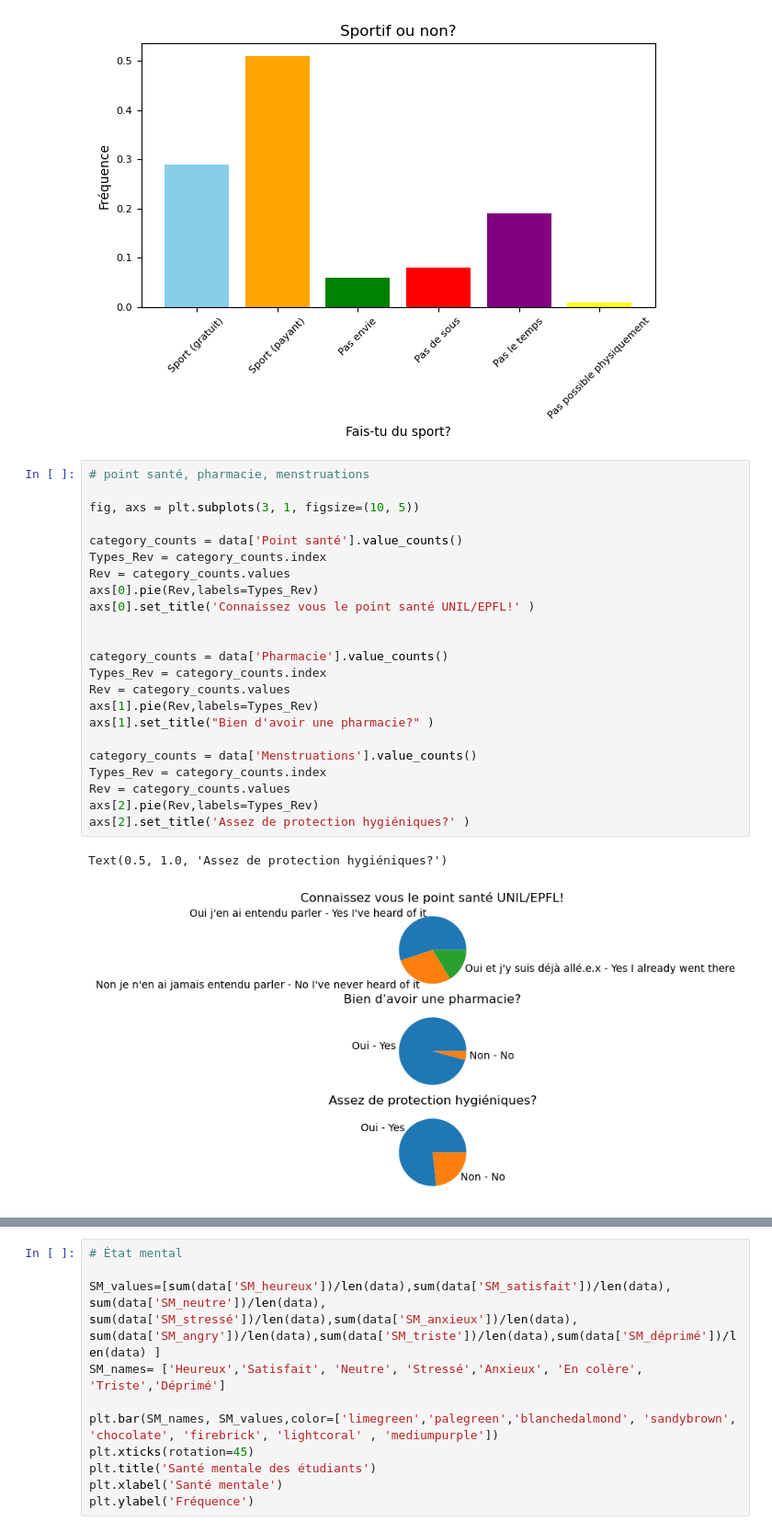
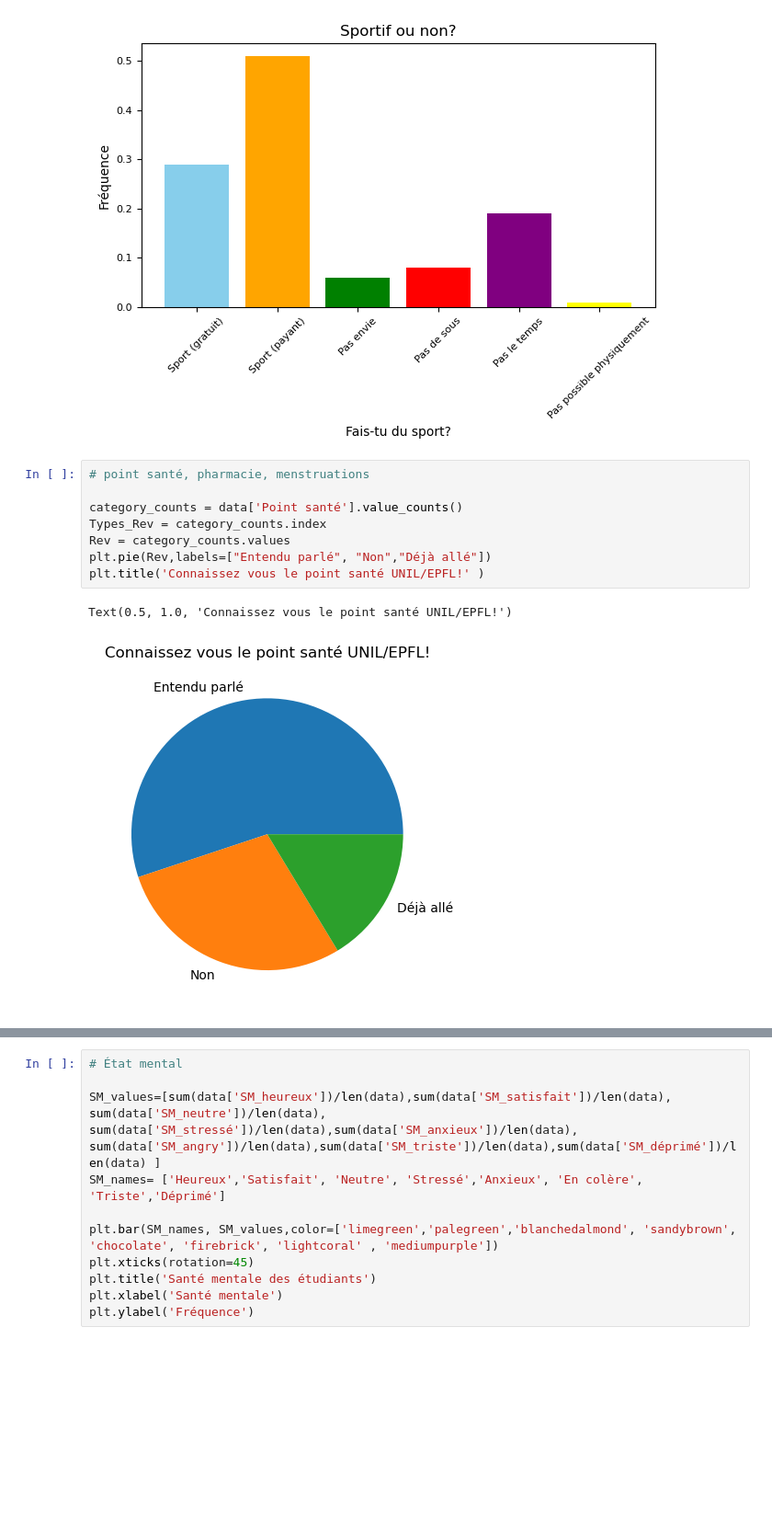
Before and after one commit to ClarissePierre/Precarite_Analyse, a Jupyter notebook: analyse.ipynb, the cells around one changed output, grey strips where cells are left out. Shown at 92% size. Drawn from its saved outputs; the diff is of its cells as text; blank space fills up the shorter version.

```diff
--- a/analyse.ipynb
+++ b/analyse.ipynb
@@ -684,29 +695,14 @@ plt.yticks(fontsize=8)
 plt.tight_layout()
 # %% [output]
 [figure]
-# %%
-# point santé, pharmacie, menstruations
-
-fig, axs = plt.subplots(3, 1, figsize=(10, 5))
-
-category_counts = data['Point santé'].value_counts()
-Types_Rev = category_counts.index
-Rev = category_counts.values
-axs[0].pie(Rev,labels=Types_Rev)
-axs[0].set_title('Connaissez vous le point santé UNIL/EPFL!' )
-
-
-category_counts = data['Pharmacie'].value_counts()
-Types_Rev = category_counts.index
-Rev = category_counts.values
-axs[1].pie(Rev,labels=Types_Rev)
-axs[1].set_title("Bien d'avoir une pharmacie?" )
-
-category_counts = data['Menstruations'].value_counts()
-Types_Rev = category_counts.index
-Rev = category_counts.values
-axs[2].pie(Rev,labels=Types_Rev)
-axs[2].set_title('Assez de protection hygiéniques?' )
-# %% [output]
-Text(0.5, 1.0, 'Assez de protection hygiéniques?')
-[figure, removed]
+# %%
+# point santé, pharmacie, menstruations
+
+category_counts = data['Point santé'].value_counts()
+Types_Rev = category_counts.index
+Rev = category_counts.values
+plt.pie(Rev,labels=["Entendu parlé", "Non","Déjà allé"])
+plt.title('Connaissez vous le point santé UNIL/EPFL!' )
+# %% [output]
+Text(0.5, 1.0, 'Connaissez vous le point santé UNIL/EPFL!')
+[figure, added]
```
Also changed, not shown: parts of 8 cells of this notebook.
